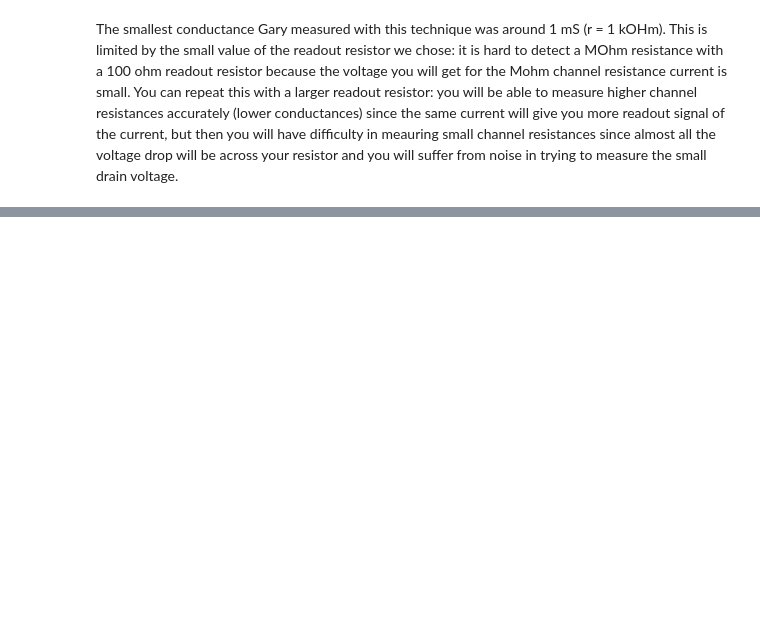
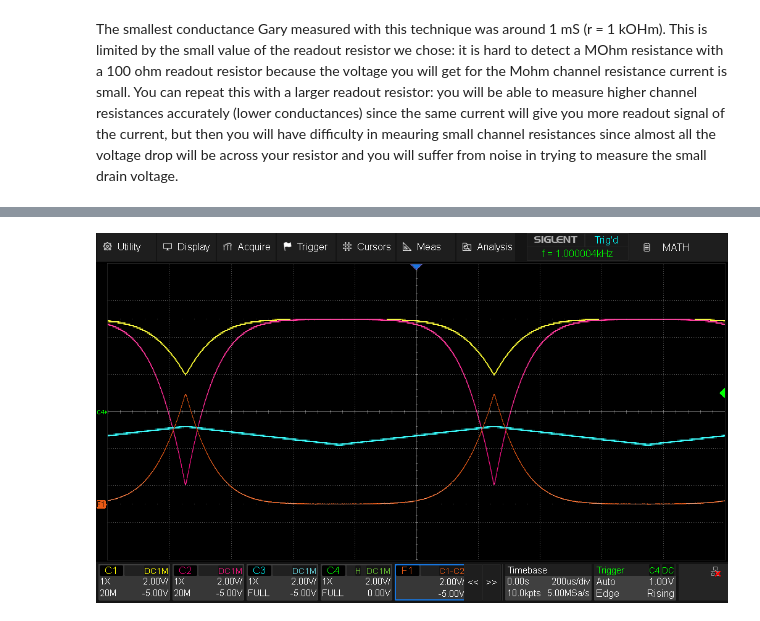
Before and after one commit to SHoogeman/Snaar-Proef, a Jupyter notebook: lab session notebooks/TN2211 Session 08.ipynb, the cells around one changed output, grey strips where cells are left out. Cells and saved outputs as stored; diff of their text form; code cells hidden in the pictures; blank space fills up the shorter version.

```diff
--- a/lab session notebooks/TN2211 Session 08.ipynb
+++ b/lab session notebooks/TN2211 Session 08.ipynb
@@ -361,0 +444,4 @@ The smallest conductance Gary measured with this technique was around 1 mS (r =
+# %%
+scope.get_screenshot()
+# %% [output]
+[figure, added]
```
Also changed, not shown: parts of 25 cells of this notebook.
